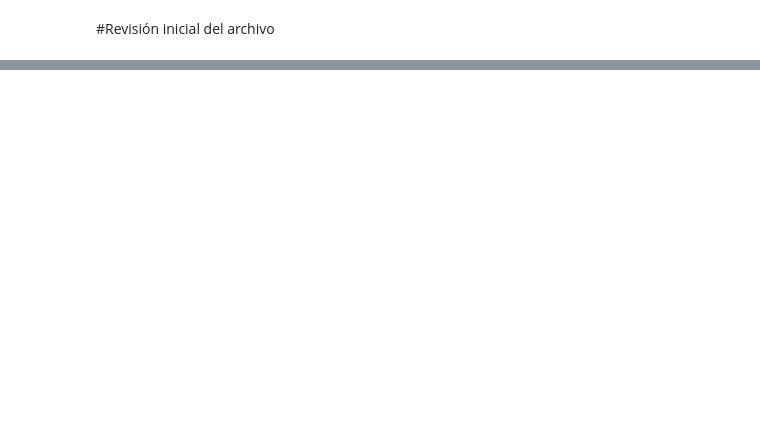
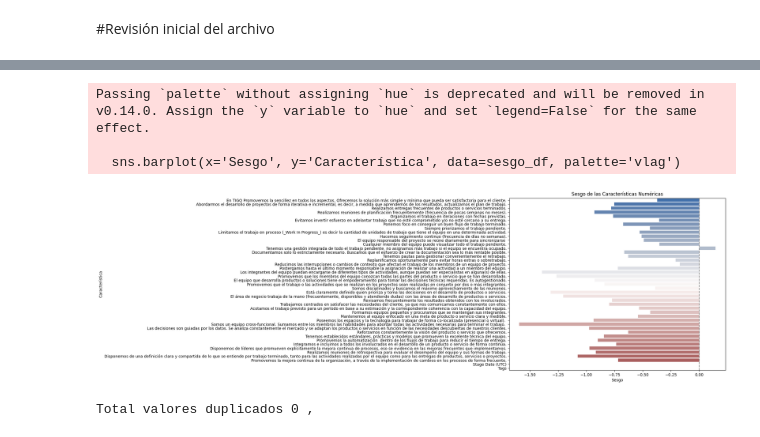
Before and after one commit to gonzalezulises/FDSMARZO24, a Jupyter notebook: Parte_3_Proyecto_final_Ulises_Gonzalez.ipynb, the cells around one changed output, grey strips where cells are left out. Cells and saved outputs as stored; diff of their text form; code cells hidden in the pictures; blank space fills up the shorter version.

```diff
--- a/Parte_3_Proyecto_final_Ulises_Gonzalez.ipynb
+++ b/Parte_3_Proyecto_final_Ulises_Gonzalez.ipynb
@@ -206,0 +216,23 @@ plt.show()
+# %%
+sesgo = encuesta_df.select_dtypes(include=['number']).skew() # Calculando el sesgo (visual) para las columnas numéricas en el DataFrame para entender como se distribuyen
+sesgo_df = sesgo.reset_index()
+sesgo_df.columns = ['Característica', 'Sesgo']
+
+
+plt.figure(figsize=(10, 8))
+sns.barplot(x='Sesgo', y='Característica', data=sesgo_df, palette='vlag')
+plt.title('Sesgo de las Características Numéricas')
+plt.xlabel('Sesgo')
+plt.ylabel('Característica')
+
+plt.axvline(x=0, color='grey', linestyle='--')
+plt.show()
+# %% [output]
+Passing `palette` without assigning `hue` is deprecated and will be removed in v0.14.0. Assign the `y` variable to `hue` and set `legend=False` for the same effect.
+
+  sns.barplot(x='Sesgo', y='Característica', data=sesgo_df, palette='vlag')
+[figure, added]
+# %%
+print ("Total valores duplicados",encuesta_df.duplicated().sum(),",") #Revisando si hay data duplicada
+# %% [output]
+Total valores duplicados 0 ,
```
Also changed, not shown: parts of 53 cells of this notebook.
